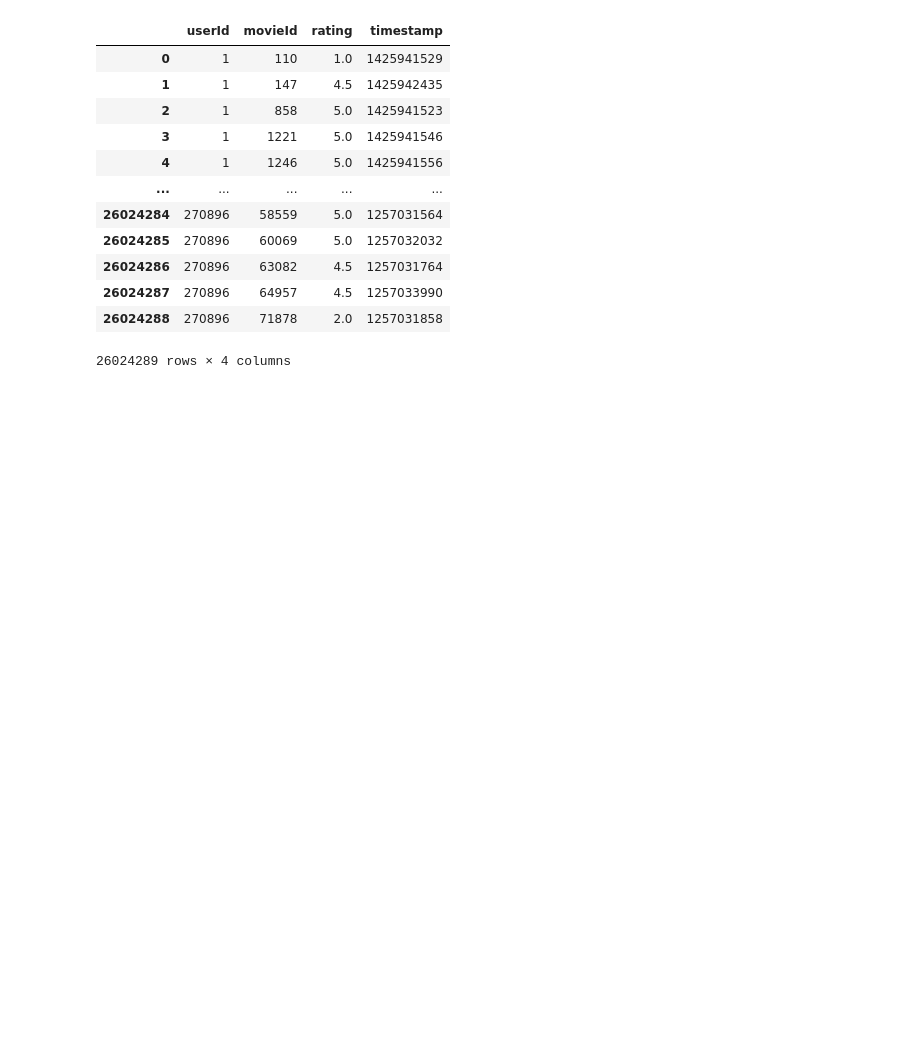
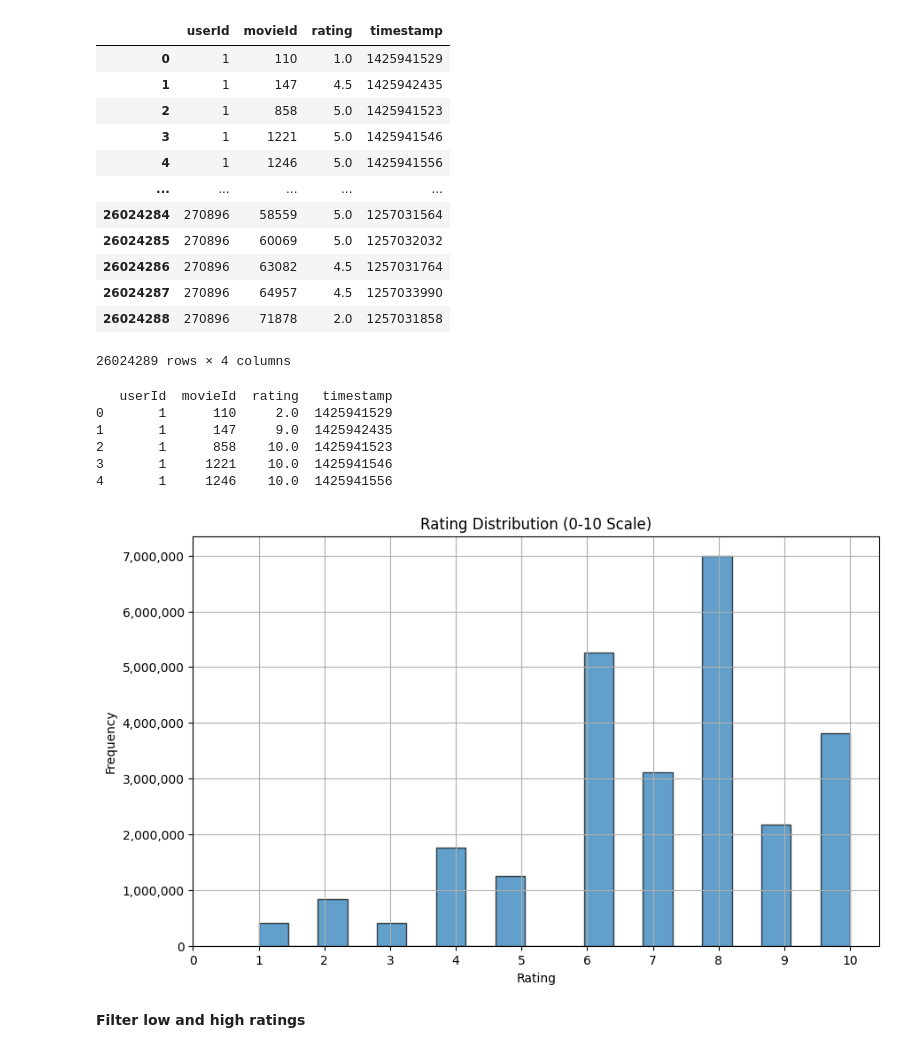
Before and after one commit to slimrivermoi/Techlabs-DS5, a Jupyter notebook: edit_data/Chan/ratings_analysis.ipynb, the cells around one changed output. Saved outputs shown, nothing was run; the diff lists cells and outputs as text; code cells hidden in the pictures; blank space fills up the shorter version.

```diff
--- a/edit_data/Chan/ratings_analysis.ipynb
+++ b/edit_data/Chan/ratings_analysis.ipynb
@@ -29,3 +29,35 @@ ratings_df
 | 26024287 | 270896 | 64957 | 4.5 | 1257033990 |
 | 26024288 | 270896 | 71878 | 2.0 | 1257031858 |
 26024289 rows × 4 columns
+# %%
+# Convert the ratings from a 0-5 scale to a 0-10 scale by multiplying by 2
+ratings_df['rating'] = ratings_df['rating'] * 2
+# %%
+# Display the first few rows to ensure the conversion is correct
+print(ratings_df.head())
+# %% [output]
+   userId  movieId  rating   timestamp
+0       1      110     2.0  1425941529
+1       1      147     9.0  1425942435
+2       1      858    10.0  1425941523
+3       1     1221    10.0  1425941546
+4       1     1246    10.0  1425941556
+# %%
+import matplotlib.ticker as ticker
+
+# Plotting the rating distribution histogram
+plt.figure(figsize=(10, 6))
+plt.hist(ratings_df['rating'], bins=20, edgecolor='k', alpha=0.7)
+plt.title('Rating Distribution (0-10 Scale)')
+plt.xlabel('Rating')
+plt.ylabel('Frequency')
+# Format y-axis to show the numbers without scientific notation
+plt.gca().yaxis.set_major_formatter(ticker.FuncFormatter(lambda x, _: f'{int(x):,}'))
+# Ensure all numbers on the x-axis are shown
+plt.xticks(range(0, 11))
+plt.grid(True)
+plt.show()
+# %% [output]
+[figure, added]
+# %% [markdown]
+**Filter low and high ratings**
```
Also changed, not shown: parts of 4 cells of this notebook.
